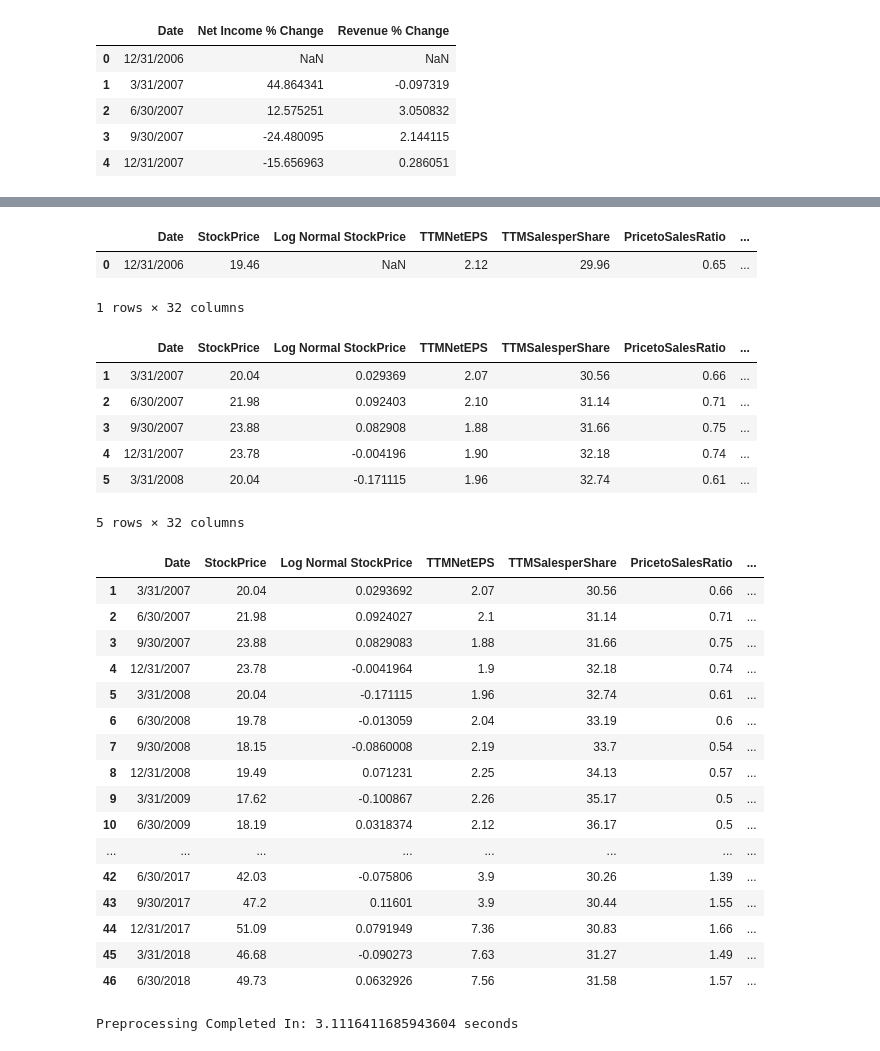
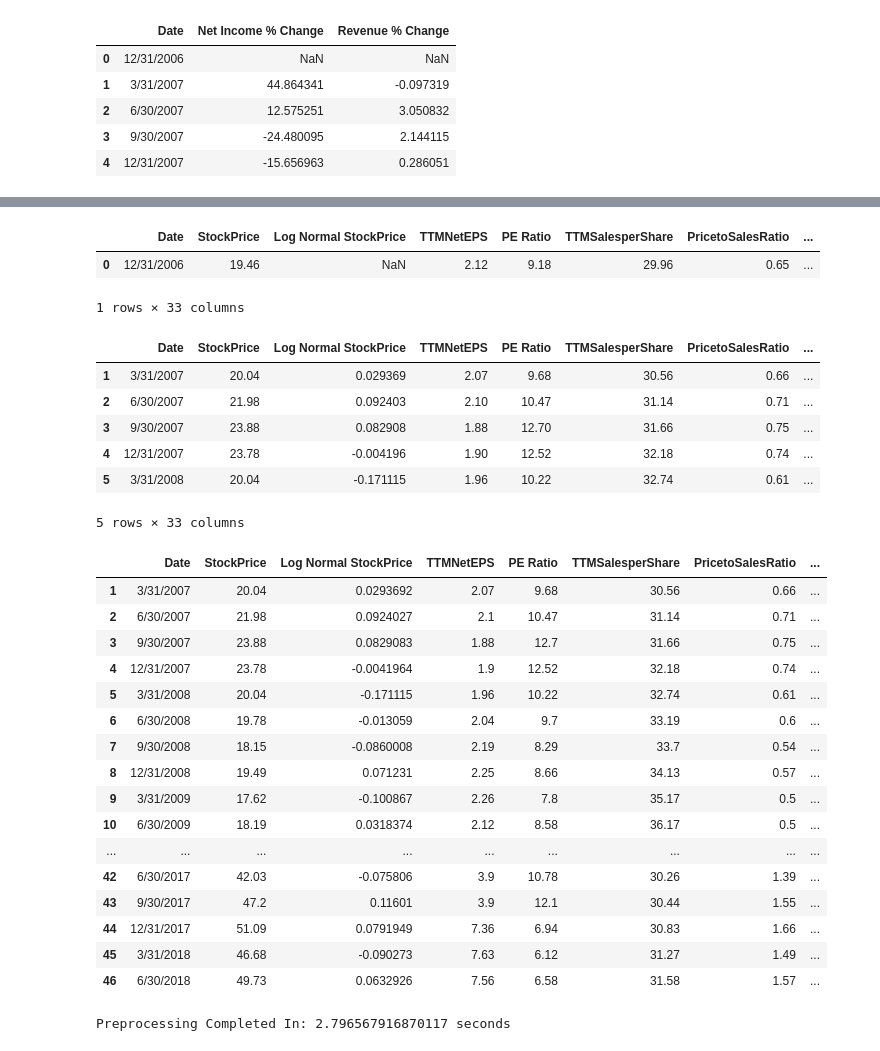
Before and after one commit to Montclair1/TelecomStockSelector, a Jupyter notebook: Verizon Financials PreProcessing.ipynb, the cells around one changed output, grey strips where cells are left out. Saved outputs shown, nothing was run; the diff lists cells and outputs as text; code cells hidden in the pictures.

Commit message:
Added and re-arranged columns

```diff
--- a/Verizon Financials PreProcessing.ipynb
+++ b/Verizon Financials PreProcessing.ipynb
@@ -100,3 +100,9 @@ data1percentages.head()
 | 2 | 6/30/2007 | 12.575251 | 3.050832 |
 | 3 | 9/30/2007 | -24.480095 | 2.144115 |
 | 4 | 12/31/2007 | -15.656963 | 0.286051 |
+# %%
+#categorize current ratio numerical values
+bins = [0, .5, 1.0, 1.5, 2.0, np.inf]
+names = ['Very Low', 'Low', 'Acceptable', 'Good', 'Very Good']
+data1ratios['Current Ratio Category'] = pd.cut(data1ratios['Current Ratio'], bins, labels=names)
+data1ratios.head()
@@ -106,9 +119,11 @@ data1final = data1.filter(['Date'], axis=1)
 data1final['StockPrice'] = data1['StockPrice']
 data1final['Log Normal StockPrice'] = data1norm['Log Normal StockPrice']
 data1final['TTMNetEPS'] = data1['TTMNetEPS']
+data1final['PE Ratio'] = data1ratios['PE Ratio']
 data1final['TTMSalesperShare'] = data1['TTMSalesperShare']
 data1final['PricetoSalesRatio'] = data1['PricetoSalesRatio']
 data1final['BookValueperShare'] = data1['BookValueperShare']
+data1final['PricetoBook Ratio'] = data1ratios['PricetoBook Ratio']
 data1final['TTMFCFperShare'] = data1['TTMFCFperShare']
 data1final['QuarterlyRevenue'] = data1['QuarterlyRevenue']
 data1final['Quarterly Revenue % Change'] = np.around(data1percentages['Revenue % Change'], decimals=2)
@@ -126,14 +141,12 @@ data1final['QuickRatio'] = data1['QuickRatio']
 data1final['DebtToEquity Ratio'] = data1['DebtToEquity Ratio']
 data1final['TTMNetIncome'] = data1['TTMNetIncome']
 data1final['LTInvestmentsDebt'] = data1['LTInvestmentsDebt']
+data1final['ROI'] = data1ratios['ROI']
 data1final['TotalAssets'] = data1['TotalAssets']
+data1final['TotalLiabilities'] = data1['TotalLiabilities']
+data1final['Current Ratio'] = data1ratios['Current Ratio']
+data1final['Current Ratio Category'] = data1ratios['Current Ratio Category']
 data1final['CashOnHand'] = data1['CashOnHand']
 data1final['LongTermDebt'] = data1['LongTermDebt']
-data1final['TotalLiabilities'] = data1['TotalLiabilities']
-data1final['PE Ratio'] = data1ratios['PE Ratio']
-data1final['PricetoBook Ratio'] = data1ratios['PricetoBook Ratio']
-data1final['Current Ratio'] = data1ratios['Current Ratio']
 data1final['Shareholder Equity'] = data1ratios['Shareholder Equity']
 data1final['DebtToEquity Ratio'] = data1ratios['DebtToEquity Ratio']
-data1final['ROI'] = data1ratios['ROI']
-data1final.head()
@@ -150,51 +155,51 @@ data1final.head()
 nan = data1final[data1final.isnull().any(axis=1)]
 nan
 # %% [output]
-|  | Date | StockPrice | Log Normal StockPrice | TTMNetEPS | TTMSalesperShare | PricetoSalesRatio | ... |
-| 0 | 12/31/2006 | 19.46 | NaN | 2.12 | 29.96 | 0.65 | ... |
+|  | Date | StockPrice | Log Normal StockPrice | TTMNetEPS | PE Ratio | TTMSalesperShare | PricetoSalesRatio | ... |
+| 0 | 12/31/2006 | 19.46 | NaN | 2.12 | 9.18 | 29.96 | 0.65 | ... |
-1 rows × 32 columns
+1 rows × 33 columns
 # %%
 #drop the first row which contains null value
-#I want to somehow make this code work to drop any rows with null values instead of manually seeing its just the first row
+#To improve make this code work to drop any rows with null values instead of manually seeing its just the first row
 data1final = data1final.drop(data1final.index[0])
 data1final.head()
 # %% [output]
-|  | Date | StockPrice | Log Normal StockPrice | TTMNetEPS | TTMSalesperShare | PricetoSalesRatio | ... |
-| 1 | 3/31/2007 | 20.04 | 0.029369 | 2.07 | 30.56 | 0.66 | ... |
-| 2 | 6/30/2007 | 21.98 | 0.092403 | 2.10 | 31.14 | 0.71 | ... |
-| 3 | 9/30/2007 | 23.88 | 0.082908 | 1.88 | 31.66 | 0.75 | ... |
-| 4 | 12/31/2007 | 23.78 | -0.004196 | 1.90 | 32.18 | 0.74 | ... |
-| 5 | 3/31/2008 | 20.04 | -0.171115 | 1.96 | 32.74 | 0.61 | ... |
+|  | Date | StockPrice | Log Normal StockPrice | TTMNetEPS | PE Ratio | TTMSalesperShare | PricetoSalesRatio | ... |
+| 1 | 3/31/2007 | 20.04 | 0.029369 | 2.07 | 9.68 | 30.56 | 0.66 | ... |
+| 2 | 6/30/2007 | 21.98 | 0.092403 | 2.10 | 10.47 | 31.14 | 0.71 | ... |
+| 3 | 9/30/2007 | 23.88 | 0.082908 | 1.88 | 12.70 | 31.66 | 0.75 | ... |
+| 4 | 12/31/2007 | 23.78 | -0.004196 | 1.90 | 12.52 | 32.18 | 0.74 | ... |
+| 5 | 3/31/2008 | 20.04 | -0.171115 | 1.96 | 10.22 | 32.74 | 0.61 | ... |
-5 rows × 32 columns
+5 rows × 33 columns
 # %%
 #highlight new columns
 def highlight_cols(s):
     color = 'yellow'
     return 'background-color: %s' % color
 
 data1final.style.applymap(highlight_cols, subset=pd.IndexSlice[:, ['Log Normal StockPrice', 'PE Ratio', 'PricetoBook Ratio',
-                        'Quarterly Revenue % Change','Net Income % Change','Current Ratio', 'Shareholder Equity', 'ROI']])
+                        'Quarterly Revenue % Change','Net Income % Change','Current Ratio', 'Shareholder Equity', 'ROI', 'Current Ratio Category']])
 # %% [output]
-|  | Date | StockPrice | Log Normal StockPrice | TTMNetEPS | TTMSalesperShare | PricetoSalesRatio | ... |
-| 1 | 3/31/2007 | 20.04 | 0.0293692 | 2.07 | 30.56 | 0.66 | ... |
-| 2 | 6/30/2007 | 21.98 | 0.0924027 | 2.1 | 31.14 | 0.71 | ... |
-| 3 | 9/30/2007 | 23.88 | 0.0829083 | 1.88 | 31.66 | 0.75 | ... |
-| 4 | 12/31/2007 | 23.78 | -0.0041964 | 1.9 | 32.18 | 0.74 | ... |
-| 5 | 3/31/2008 | 20.04 | -0.171115 | 1.96 | 32.74 | 0.61 | ... |
-| 6 | 6/30/2008 | 19.78 | -0.013059 | 2.04 | 33.19 | 0.6 | ... |
-| 7 | 9/30/2008 | 18.15 | -0.0860008 | 2.19 | 33.7 | 0.54 | ... |
-| 8 | 12/31/2008 | 19.49 | 0.071231 | 2.25 | 34.13 | 0.57 | ... |
-| 9 | 3/31/2009 | 17.62 | -0.100867 | 2.26 | 35.17 | 0.5 | ... |
-| 10 | 6/30/2009 | 18.19 | 0.0318374 | 2.12 | 36.17 | 0.5 | ... |
-| ... | ... | ... | ... | ... | ... | ... | ... |
-| 42 | 6/30/2017 | 42.03 | -0.075806 | 3.9 | 30.26 | 1.39 | ... |
-| 43 | 9/30/2017 | 47.2 | 0.11601 | 3.9 | 30.44 | 1.55 | ... |
-| 44 | 12/31/2017 | 51.09 | 0.0791949 | 7.36 | 30.83 | 1.66 | ... |
-| 45 | 3/31/2018 | 46.68 | -0.090273 | 7.63 | 31.27 | 1.49 | ... |
-| 46 | 6/30/2018 | 49.73 | 0.0632926 | 7.56 | 31.58 | 1.57 | ... |
+|  | Date | StockPrice | Log Normal StockPrice | TTMNetEPS | PE Ratio | TTMSalesperShare | PricetoSalesRatio | ... |
+| 1 | 3/31/2007 | 20.04 | 0.0293692 | 2.07 | 9.68 | 30.56 | 0.66 | ... |
+| 2 | 6/30/2007 | 21.98 | 0.0924027 | 2.1 | 10.47 | 31.14 | 0.71 | ... |
+| 3 | 9/30/2007 | 23.88 | 0.0829083 | 1.88 | 12.7 | 31.66 | 0.75 | ... |
+| 4 | 12/31/2007 | 23.78 | -0.0041964 | 1.9 | 12.52 | 32.18 | 0.74 | ... |
+| 5 | 3/31/2008 | 20.04 | -0.171115 | 1.96 | 10.22 | 32.74 | 0.61 | ... |
+| 6 | 6/30/2008 | 19.78 | -0.013059 | 2.04 | 9.7 | 33.19 | 0.6 | ... |
+| 7 | 9/30/2008 | 18.15 | -0.0860008 | 2.19 | 8.29 | 33.7 | 0.54 | ... |
+| 8 | 12/31/2008 | 19.49 | 0.071231 | 2.25 | 8.66 | 34.13 | 0.57 | ... |
+| 9 | 3/31/2009 | 17.62 | -0.100867 | 2.26 | 7.8 | 35.17 | 0.5 | ... |
+| 10 | 6/30/2009 | 18.19 | 0.0318374 | 2.12 | 8.58 | 36.17 | 0.5 | ... |
+| ... | ... | ... | ... | ... | ... | ... | ... | ... |
+| 42 | 6/30/2017 | 42.03 | -0.075806 | 3.9 | 10.78 | 30.26 | 1.39 | ... |
+| 43 | 9/30/2017 | 47.2 | 0.11601 | 3.9 | 12.1 | 30.44 | 1.55 | ... |
+| 44 | 12/31/2017 | 51.09 | 0.0791949 | 7.36 | 6.94 | 30.83 | 1.66 | ... |
+| 45 | 3/31/2018 | 46.68 | -0.090273 | 7.63 | 6.12 | 31.27 | 1.49 | ... |
+| 46 | 6/30/2018 | 49.73 | 0.0632926 | 7.56 | 6.58 | 31.58 | 1.57 | ... |
 # %%
 #export to csv
 data1final.to_csv('Verizon PreProccessed.csv')
 print("Preprocessing Completed In: %s seconds" % (time.time() - start_time))
 # %% [output]
-Preprocessing Completed In: 3.1116411685943604 seconds
+Preprocessing Completed In: 2.796567916870117 seconds
```
Also changed, not shown: parts of 5 cells of this notebook, 1 other file.
